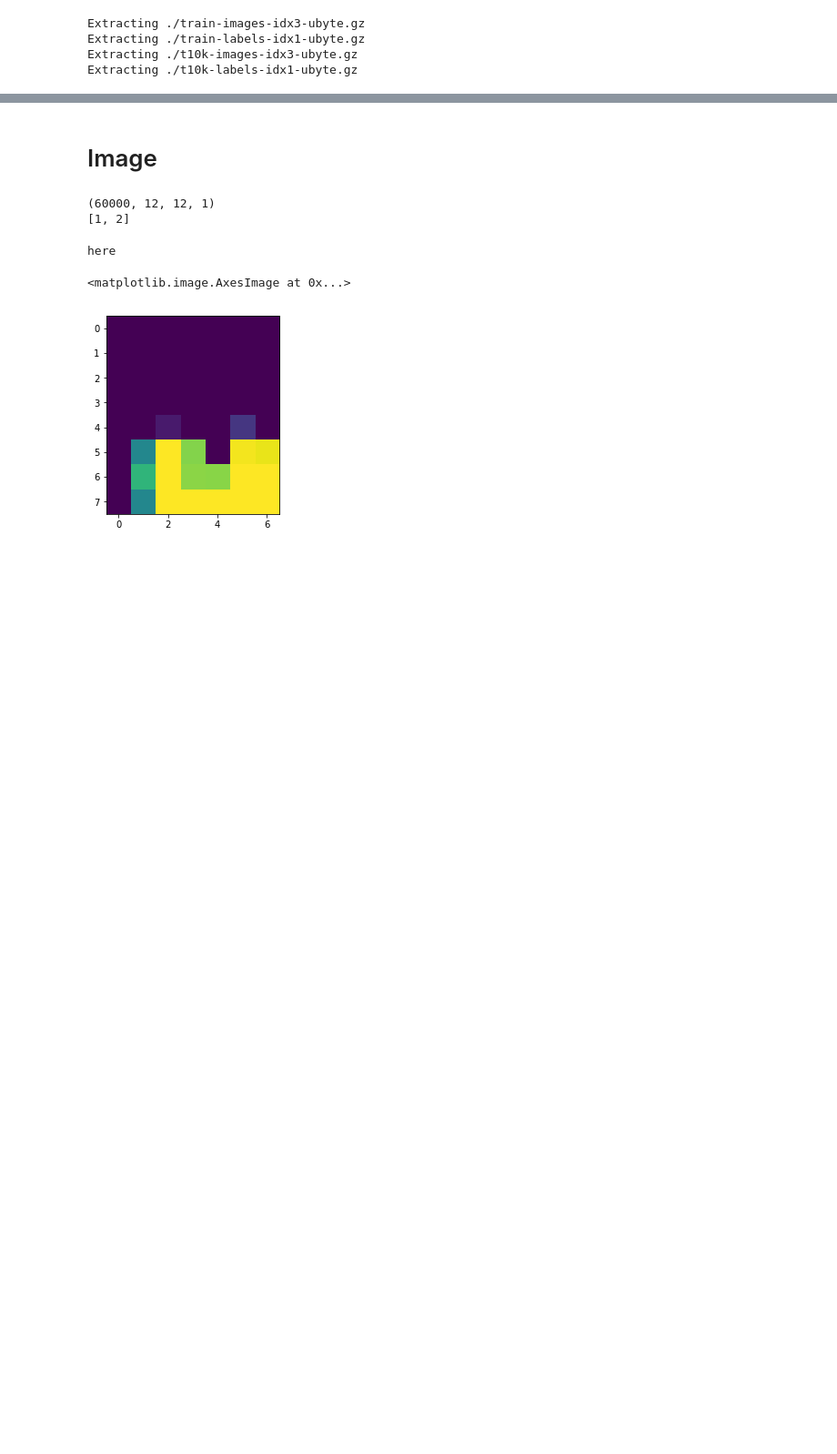
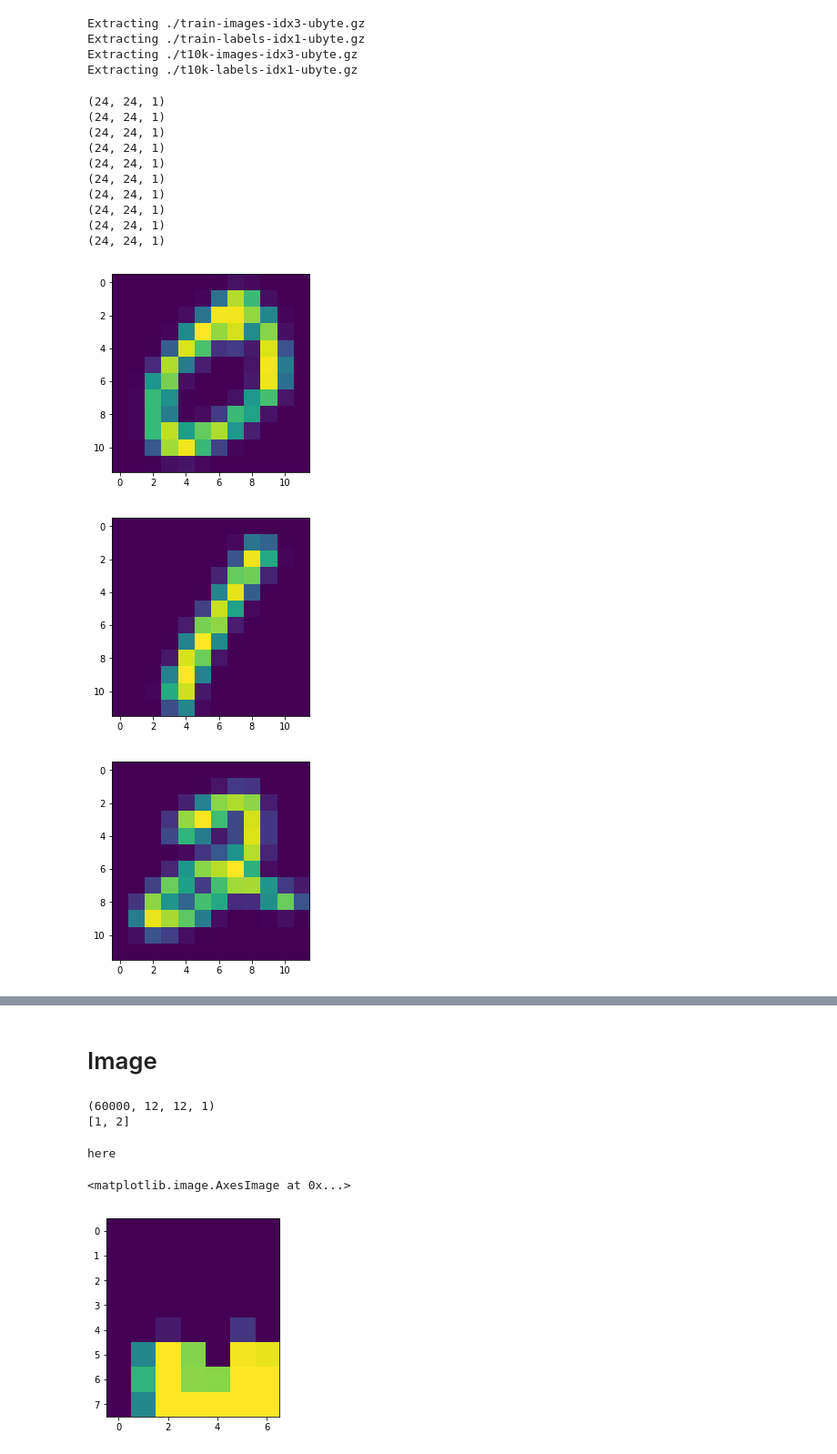
Before and after one commit to BouchardLab/info_measures, a Jupyter notebook: notebooks/dataset_generation.ipynb, the cells around one changed output, grey strips where cells are left out. Shown at 91% size. Drawn from its saved outputs; the diff is of its cells as text; code cells hidden in the pictures; blank space fills up the shorter version.

```diff
--- a/notebooks/dataset_generation.ipynb
+++ b/notebooks/dataset_generation.ipynb
@@ -14,8 +14,8 @@ import info_measures.numpy.kraskov_stoegbauer_grassberger as ksg
 # %%
 # Load and remove zeros
-mnist = input_data.read_data_sets('.', one_hot=True, validation_size=0, reshape=False)
+mnist = input_data.read_data_sets('.', one_hot=False, validation_size=0, reshape=False)
 X = mnist.train.images
-X = X[:,2:-2:2,2:-2:2]
+X = X[:,2:-2,2:-2]
 # %% [output]
 Extracting ./train-images-idx3-ubyte.gz
 Extracting ./train-labels-idx1-ubyte.gz
@@ -23,0 +26,28 @@ Extracting ./t10k-labels-idx1-ubyte.gz
+# %%
+labels = mnist.train.labels
+# %%
+imgs = []
+for ii in range(10):
+    idxs = labels == ii
+    plt.figure()
+    print(X[ii].shape)
+    img = rescale(np.squeeze(X[idxs][0]), .5, anti_aliasing=True)
+    plt.imshow(img)
+    imgs.append(img)
+plt.show()
+imgs = np.stack(imgs)
+np.savez('imgs', imgs)
+# %% [output]
+(24, 24, 1)
+(24, 24, 1)
+(24, 24, 1)
+(24, 24, 1)
+(24, 24, 1)
+(24, 24, 1)
+(24, 24, 1)
+(24, 24, 1)
+(24, 24, 1)
+(24, 24, 1)
+[figure, added]
+[figure, added]
+[figure, added]
```
Also changed, not shown: parts of 3 cells of this notebook, 1 other file.
